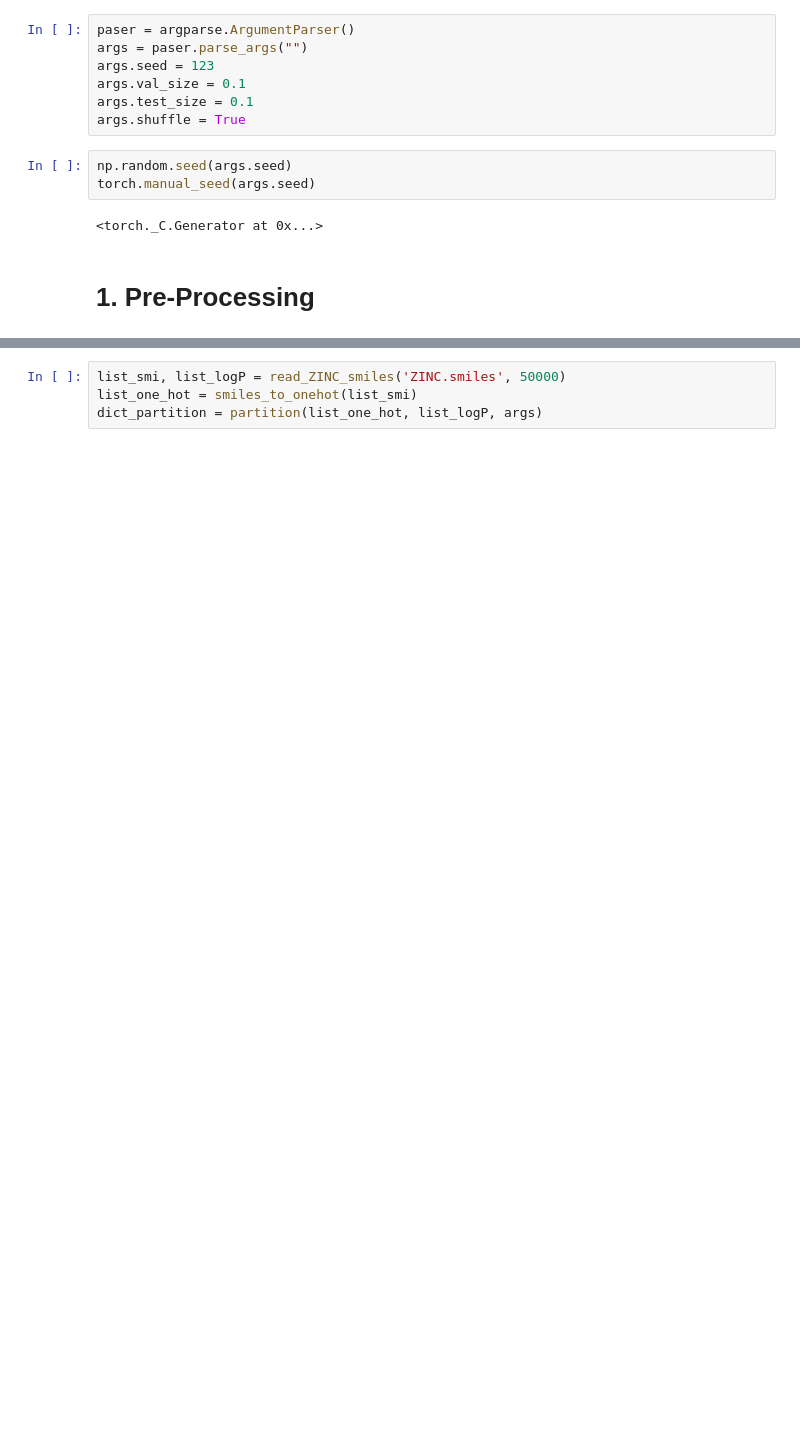
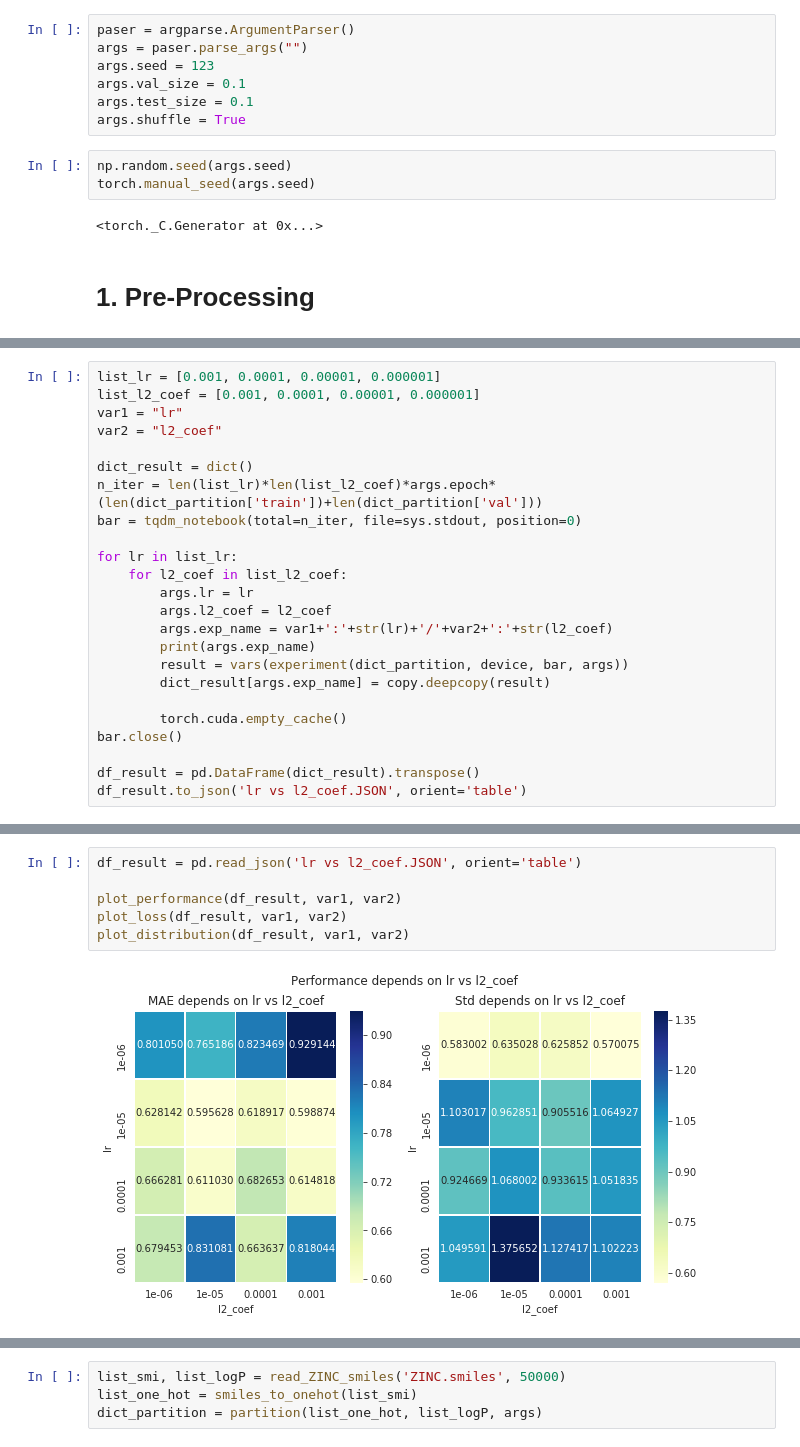
Before and after one commit to SeungsuKim/CH485--AI-and-Chemistry, a Jupyter notebook: Assignments/4. CNN/Untitled.ipynb, the cells around one changed output, grey strips where cells are left out. Drawn from its saved outputs; the diff is of its cells as text; blank space fills up the shorter version.

```diff
--- a/Assignments/4. CNN/Untitled.ipynb
+++ b/Assignments/4. CNN/Untitled.ipynb
@@ -106,0 +594,24 @@ def partition(list_one_hot, list_logP, args):
+# %%
+list_lr = [0.001, 0.0001, 0.00001, 0.000001]
+list_l2_coef = [0.001, 0.0001, 0.00001, 0.000001]
+var1 = "lr"
+var2 = "l2_coef"
+
+dict_result = dict()
+n_iter = len(list_lr)*len(list_l2_coef)*args.epoch*(len(dict_partition['train'])+len(dict_partition['val']))
+bar = tqdm_notebook(total=n_iter, file=sys.stdout, position=0)
+
+for lr in list_lr:
+    for l2_coef in list_l2_coef:
+        args.lr = lr
+        args.l2_coef = l2_coef
+        args.exp_name = var1+':'+str(lr)+'/'+var2+':'+str(l2_coef)
+        print(args.exp_name)
+        result = vars(experiment(dict_partition, device, bar, args))
+        dict_result[args.exp_name] = copy.deepcopy(result)
+
+        torch.cuda.empty_cache()
+bar.close()
+
+df_result = pd.DataFrame(dict_result).transpose()
+df_result.to_json('lr vs l2_coef.JSON', orient='table')
@@ -106,0 +636,8 @@ def partition(list_one_hot, list_logP, args):
+# %%
+df_result = pd.read_json('lr vs l2_coef.JSON', orient='table')
+
+plot_performance(df_result, var1, var2)
+plot_loss(df_result, var1, var2)
+plot_distribution(df_result, var1, var2)
+# %% [output]
+[figure, added]
```
Also changed, not shown: parts of 48 cells of this notebook, 1 other file.
